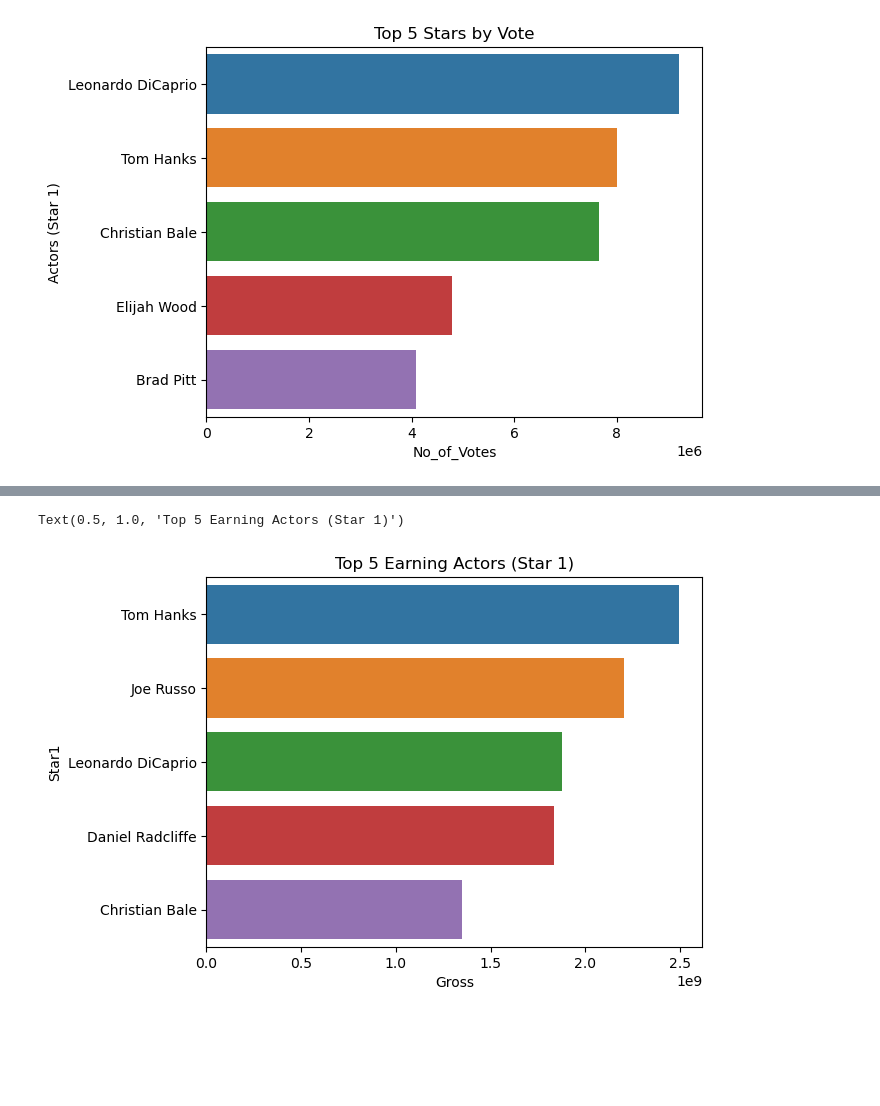
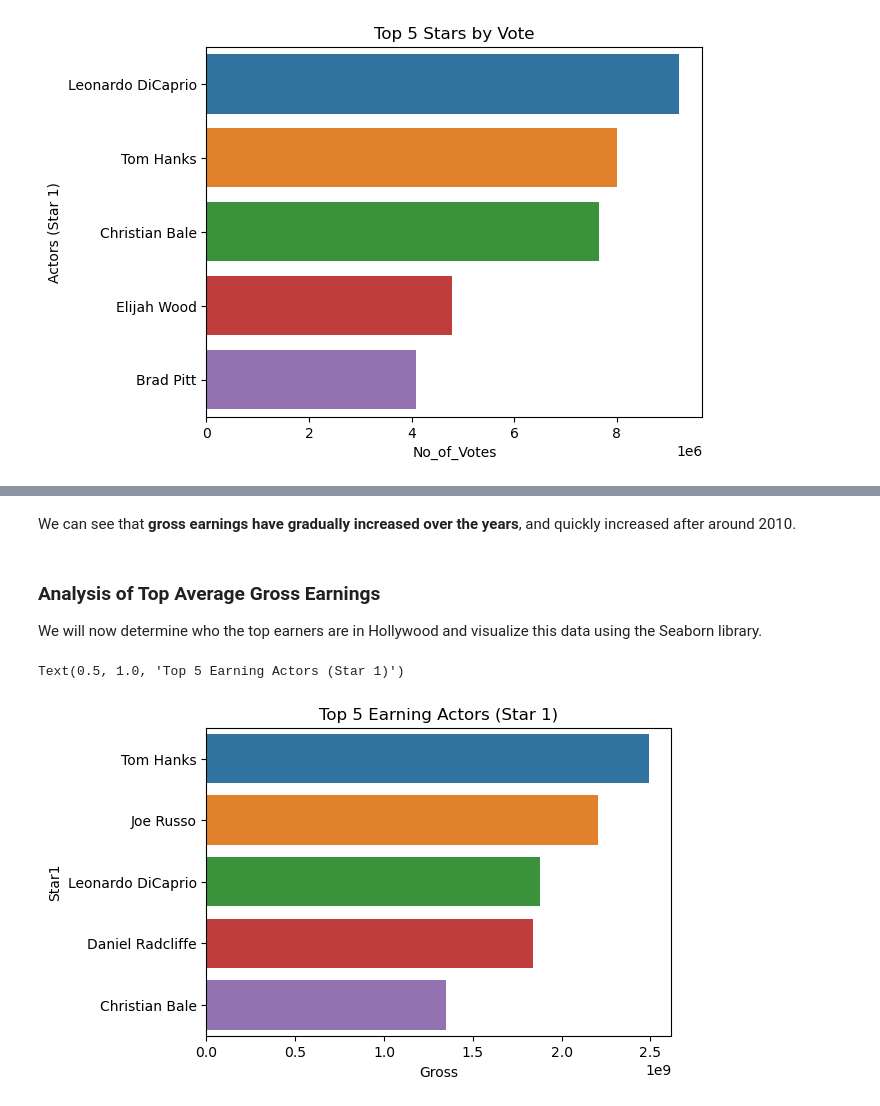
Before and after one commit to natashaoberoi/imdb-movie-data-visualization, a Jupyter notebook: IMDB_movies.ipynb, the cells around one changed output, grey strips where cells are left out. Saved outputs shown, nothing was run; the diff lists cells and outputs as text; code cells hidden in the pictures; blank space fills up the shorter version.

```diff
--- a/IMDB_movies.ipynb
+++ b/IMDB_movies.ipynb
@@ -57,0 +62,3 @@ memory usage: 125.1+ KB
+# %%
+columns_to_drop = ['Poster_Link', 'Certificate', 'Runtime', 'Overview']
+df = df.drop(columns =columns_to_drop)
@@ -80,3 +100,3 @@ dtype: int64
 # %%
 df['Gross'].replace(',','',regex=True,inplace=True)
-df['Gross'] = df['Gross'].astype(float)
+df['Gross'] = df['Gross'].astype('float64')
@@ -263,13 +197,20 @@ Text(0, 0.5, 'Frequency')
+# %% [markdown]
+We can see that __gross earnings have gradually increased over the years__, and quickly increased after around 2010.
+# %% [markdown]
+### Analysis of Top Average Gross Earnings
+
+We will now determine who the top earners are in Hollywood and visualize this data using the Seaborn library.
 # %%
-# Main actors with highest gross earnings
+# Main actors with highest average gross earnings
 
 star_earnings = df.groupby('Star1')['Gross'].sum()
 star_earnings = star_earnings.reset_index()
 
 star_earnings.sort_values(by='Gross', ascending=False, inplace=True)
 
+plt.figure(figsize=(6,4))
 sns.barplot(x='Gross', y='Star1', data=star_earnings.head())
 plt.title("Top 5 Earning Actors (Star 1)")
 # %% [output]
 Text(0.5, 1.0, 'Top 5 Earning Actors (Star 1)')
-[figure, old version]
+[figure, new version]
```
Also changed, not shown: parts of 42 cells of this notebook.
